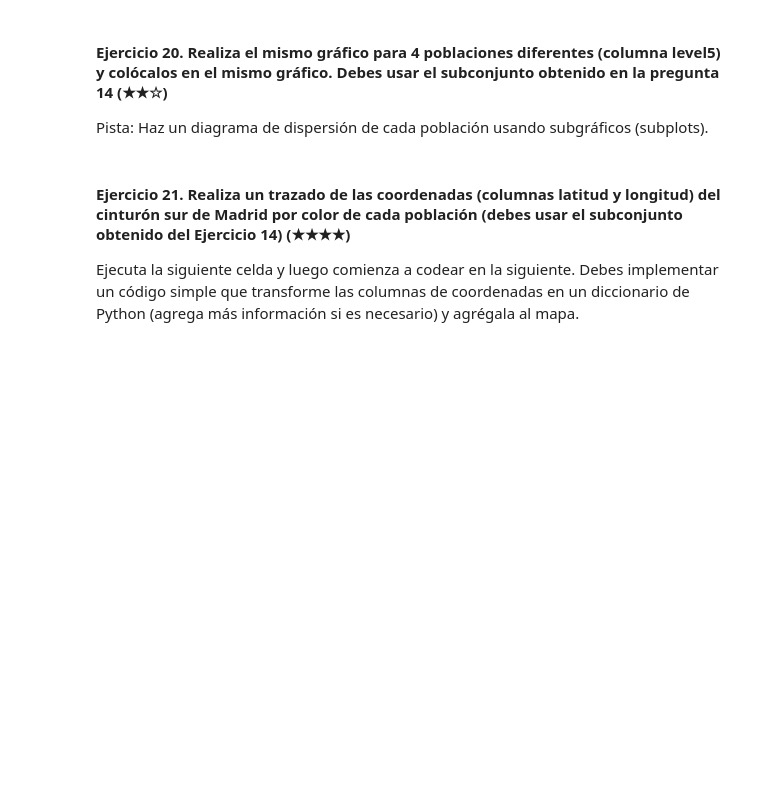
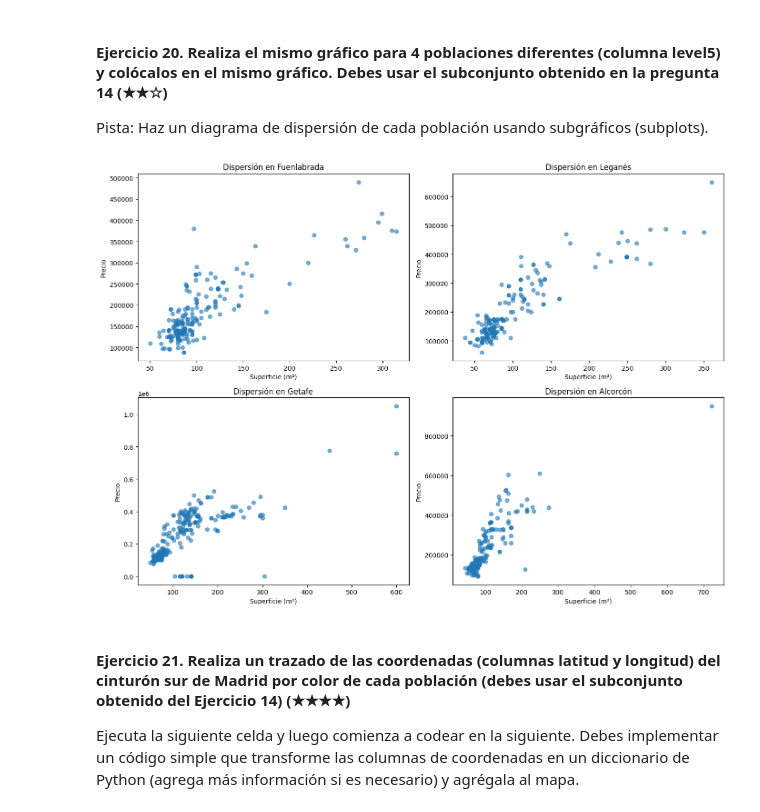
Before and after one commit to bartowen/realestate-datacleanup-exercise, a Jupyter notebook: project.es.ipynb, the cells around one changed output. Saved outputs shown, nothing was run; the diff lists cells and outputs as text; code cells hidden in the pictures; blank space fills up the shorter version.

```diff
--- a/project.es.ipynb
+++ b/project.es.ipynb
@@ -599,3 +597,19 @@ Pista: Haz un diagrama de dispersión de cada población usando subgráficos (su
+# %%
+fig, axes = plt.subplots(2, 2, figsize=(14, 10))
+
+# Gráficos de dispersión en cada subgráfico
+for i, municipio in enumerate(cinturon_sur):
+    ax = axes[i // 2, i % 2]  # Determinar la posición del subgráfico
+    df_municipio = df_sur_madrid[df_sur_madrid['level5'] == municipio]
+    ax.scatter(df_municipio['surface'], df_municipio['price'], alpha=0.6)
+    ax.set_title(f'Dispersión en {municipio}')
+    ax.set_xlabel('Superficie (m²)')
+    ax.set_ylabel('Precio')
+
+plt.tight_layout()
+plt.show()
+# %% [output]
+[figure, added]
 # %% [markdown]
 #### Ejercicio 21. Realiza un trazado de las coordenadas (columnas latitud y longitud) del cinturón sur de Madrid por color de cada población (debes usar el subconjunto obtenido del Ejercicio 14) (★★★★)
 
```
Also changed, not shown: parts of 1 cell of this notebook.
